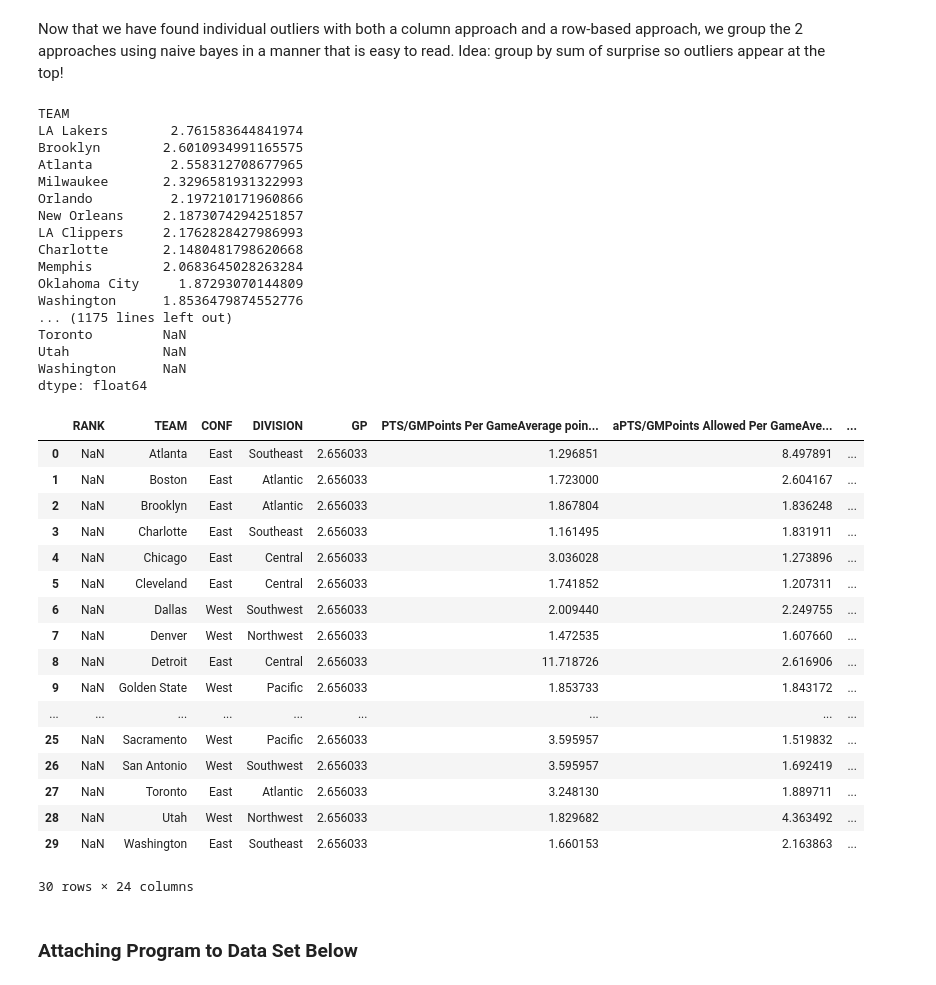
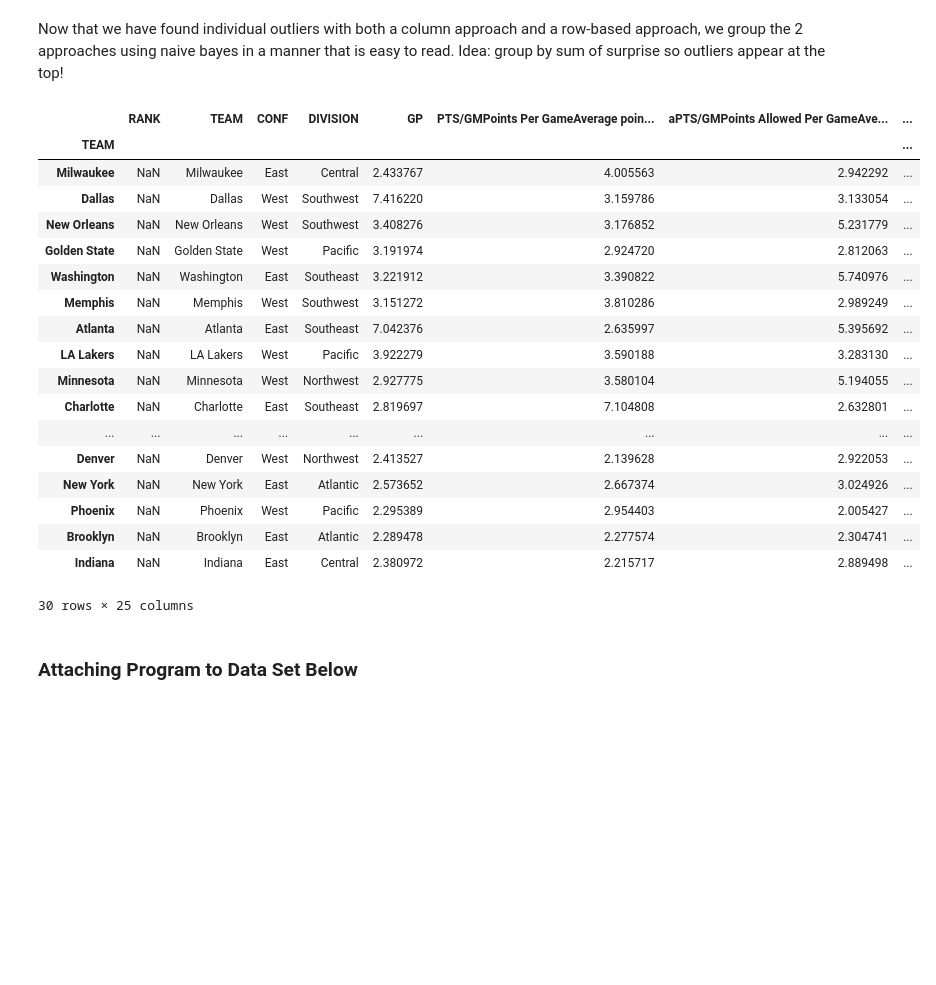
Before and after one commit to gilpasternak35/Likelihood, a Jupyter notebook: likelihood-public.ipynb, the cells around one changed output. Cells and saved outputs as stored; diff of their text form; code cells hidden in the pictures; blank space fills up the shorter version.

```diff
--- a/likelihood-public.ipynb
+++ b/likelihood-public.ipynb
@@ -787,48 +793,32 @@ Now that we have found individual outliers with both a column approach and a row
 # %%
 def pca_kernel_combo(pcaTable,kernelTable):
     pcaSurpriseCol = new_pca.get("Surprise")
-    print(pcaSurpriseCol)
     temp = pcaPrep(kernelTable)
     for column in temp.columns:
-        print(kernelTable[column].multiply(pcaSurpriseCol))
+        kernelTable[column] = (kernelTable[column]+pcaSurpriseCol)/2
+    kernelTable = kernelTable.sort_values(by = "mean_surprise", ascending = False)
     return kernelTable
 pca_kernel_combo(new_pca, surpriseTable)
 # %% [output]
+|  | RANK | TEAM | CONF | DIVISION | GP | PTS/GMPoints Per GameAverage poin... | aPTS/GMPoints Allowed Per GameAve... | ... |
+| TEAM |  |  |  |  |  |  |  | ... |
+| Milwaukee | NaN | Milwaukee | East | Central | 2.433767 | 4.005563 | 2.942292 | ... |
+| Dallas | NaN | Dallas | West | Southwest | 7.416220 | 3.159786 | 3.133054 | ... |
+| New Orleans | NaN | New Orleans | West | Southwest | 3.408276 | 3.176852 | 5.231779 | ... |
+| Golden State | NaN | Golden State | West | Pacific | 3.191974 | 2.924720 | 2.812063 | ... |
+| Washington | NaN | Washington | East | Southeast | 3.221912 | 3.390822 | 5.740976 | ... |
+| Memphis | NaN | Memphis | West | Southwest | 3.151272 | 3.810286 | 2.989249 | ... |
+| Atlanta | NaN | Atlanta | East | Southeast | 7.042376 | 2.635997 | 5.395692 | ... |
+| LA Lakers | NaN | LA Lakers | West | Pacific | 3.922279 | 3.590188 | 3.283130 | ... |
+| Minnesota | NaN | Minnesota | West | Northwest | 2.927775 | 3.580104 | 5.194055 | ... |
+| Charlotte | NaN | Charlotte | East | Southeast | 2.819697 | 7.104808 | 2.632801 | ... |
+| ... | ... | ... | ... | ... | ... | ... | ... | ... |
+| Denver | NaN | Denver | West | Northwest | 2.413527 | 2.139628 | 2.922053 | ... |
+| New York | NaN | New York | East | Atlantic | 2.573652 | 2.667374 | 3.024926 | ... |
+| Phoenix | NaN | Phoenix | West | Pacific | 2.295389 | 2.954403 | 2.005427 | ... |
+| Brooklyn | NaN | Brooklyn | East | Atlantic | 2.289478 | 2.277574 | 2.304741 | ... |
+| Indiana | NaN | Indiana | East | Central | 2.380972 | 2.215717 | 2.889498 | ... |
-TEAM
-LA Lakers        2.761583644841974
-Brooklyn        2.6010934991165575
-Atlanta          2.558312708677965
-Milwaukee       2.3296581931322993
-Orlando          2.197210171960866
-New Orleans     2.1873074294251857
-LA Clippers     2.1762828427986993
-Charlotte       2.1480481798620668
-Memphis         2.0683645028263284
-Oklahoma City     1.87293070144809
-Washington      1.8536479874552776
-... (1175 lines left out)
-Toronto         NaN
-Utah            NaN
-Washington      NaN
-dtype: float64
+30 rows × 25 columns
-|  | RANK | TEAM | CONF | DIVISION | GP | PTS/GMPoints Per GameAverage poin... | aPTS/GMPoints Allowed Per GameAve... | ... |
-| 0 | NaN | Atlanta | East | Southeast | 2.656033 | 1.296851 | 8.497891 | ... |
-| 1 | NaN | Boston | East | Atlantic | 2.656033 | 1.723000 | 2.604167 | ... |
-| 2 | NaN | Brooklyn | East | Atlantic | 2.656033 | 1.867804 | 1.836248 | ... |
-| 3 | NaN | Charlotte | East | Southeast | 2.656033 | 1.161495 | 1.831911 | ... |
-| 4 | NaN | Chicago | East | Central | 2.656033 | 3.036028 | 1.273896 | ... |
-| 5 | NaN | Cleveland | East | Central | 2.656033 | 1.741852 | 1.207311 | ... |
-| 6 | NaN | Dallas | West | Southwest | 2.656033 | 2.009440 | 2.249755 | ... |
-| 7 | NaN | Denver | West | Northwest | 2.656033 | 1.472535 | 1.607660 | ... |
-| 8 | NaN | Detroit | East | Central | 2.656033 | 11.718726 | 2.616906 | ... |
-| 9 | NaN | Golden State | West | Pacific | 2.656033 | 1.853733 | 1.843172 | ... |
-| ... | ... | ... | ... | ... | ... | ... | ... | ... |
-| 25 | NaN | Sacramento | West | Pacific | 2.656033 | 3.595957 | 1.519832 | ... |
-| 26 | NaN | San Antonio | West | Southwest | 2.656033 | 3.595957 | 1.692419 | ... |
-| 27 | NaN | Toronto | East | Atlantic | 2.656033 | 3.248130 | 1.889711 | ... |
-| 28 | NaN | Utah | West | Northwest | 2.656033 | 1.829682 | 4.363492 | ... |
-| 29 | NaN | Washington | East | Southeast | 2.656033 | 1.660153 | 2.163863 | ... |
-30 rows × 24 columns
 # %% [markdown]
 ### Attaching Program to Data Set Below
 # %%
```
Also changed, not shown: parts of 12 cells of this notebook.
